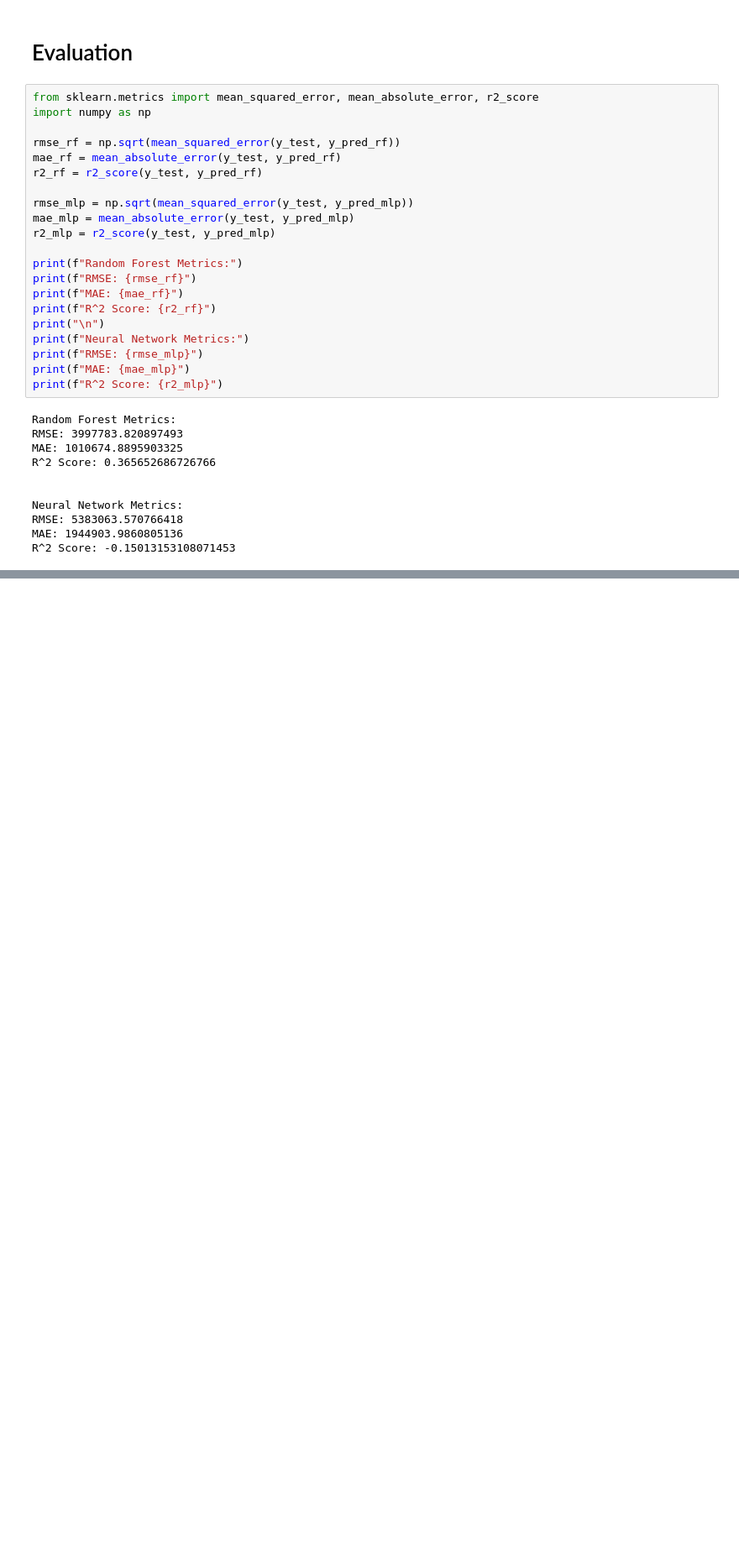
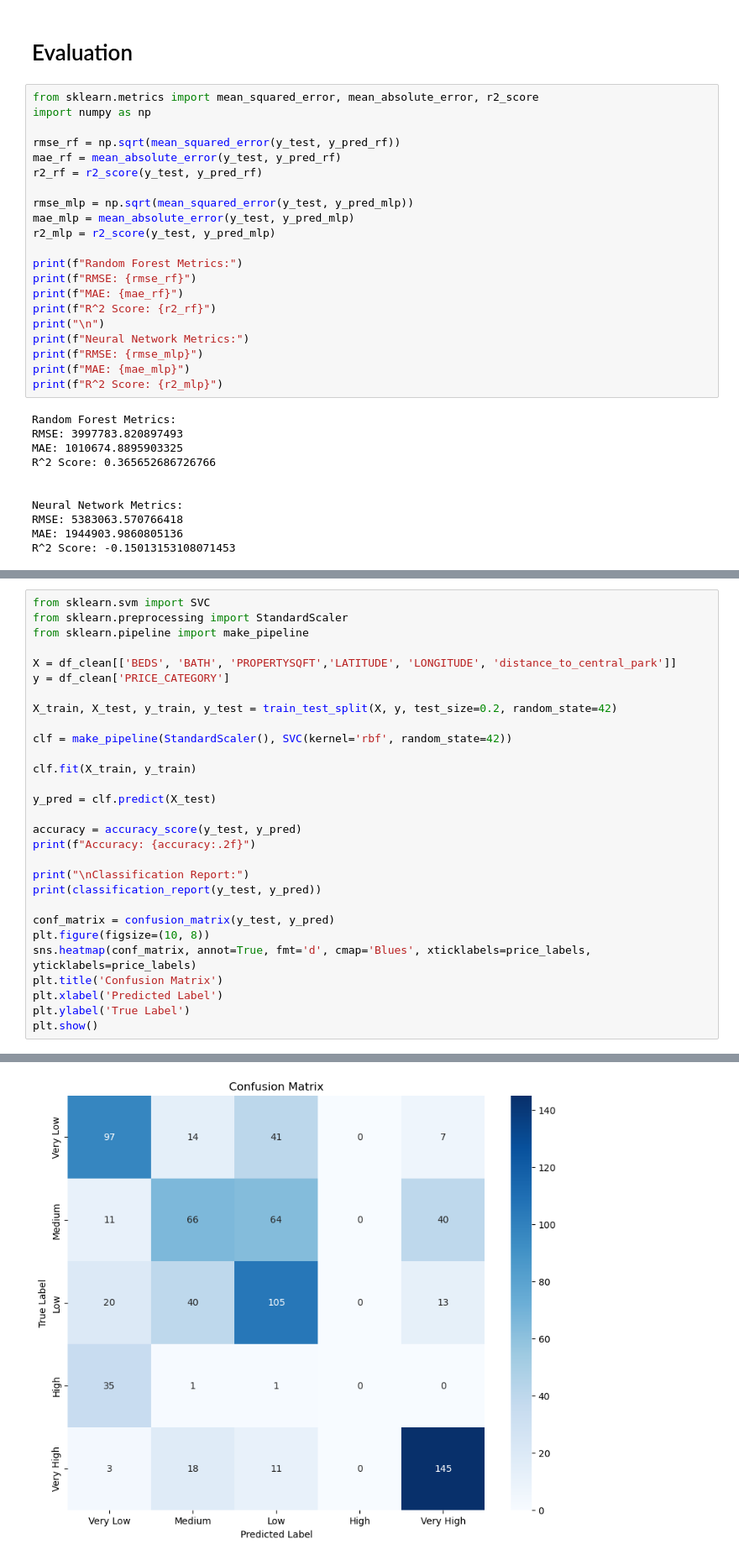
Before and after one commit to 44-566-Machine-Learning-S24/ml-s24-project-Goutamkurri, a Jupyter notebook: classification.ipynb, the cells around one changed output, grey strips where cells are left out. Shown at 84% size. Saved outputs shown, nothing was run; the diff lists cells and outputs as text; blank space fills up the shorter version.

```diff
--- a/classification.ipynb
+++ b/classification.ipynb
@@ -290,0 +424,30 @@ R^2 Score: -0.15013153108071453
+# %%
+from sklearn.svm import SVC
+from sklearn.preprocessing import StandardScaler
+from sklearn.pipeline import make_pipeline
+
+X = df_clean[['BEDS', 'BATH', 'PROPERTYSQFT','LATITUDE', 'LONGITUDE', 'distance_to_central_park']]
+y = df_clean['PRICE_CATEGORY']
+
+X_train, X_test, y_train, y_test = train_test_split(X, y, test_size=0.2, random_state=42)
+
+clf = make_pipeline(StandardScaler(), SVC(kernel='rbf', random_state=42))
+
+clf.fit(X_train, y_train)
+
+y_pred = clf.predict(X_test)
+
+accuracy = accuracy_score(y_test, y_pred)
+print(f"Accuracy: {accuracy:.2f}")
+
+print("\nClassification Report:")
+print(classification_report(y_test, y_pred))
+
+conf_matrix = confusion_matrix(y_test, y_pred)
+plt.figure(figsize=(10, 8))
+sns.heatmap(conf_matrix, annot=True, fmt='d', cmap='Blues', xticklabels=price_labels, yticklabels=price_labels)
+plt.title('Confusion Matrix')
+plt.xlabel('Predicted Label')
+plt.ylabel('True Label')
+plt.show()
+# %% [output]
@@ -290,0 +468 @@ R^2 Score: -0.15013153108071453
+[figure, added]
```
Also changed, not shown: parts of 6 cells of this notebook.
